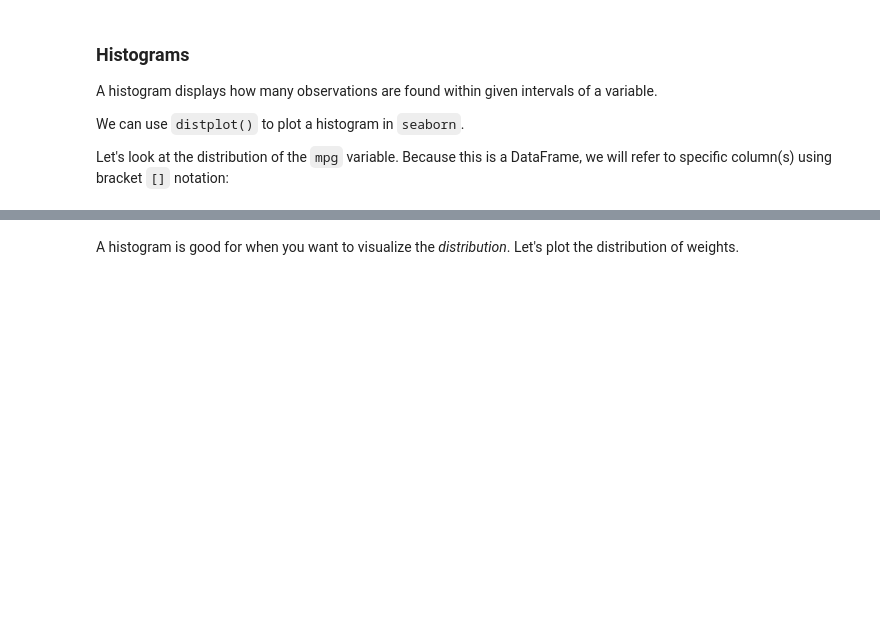
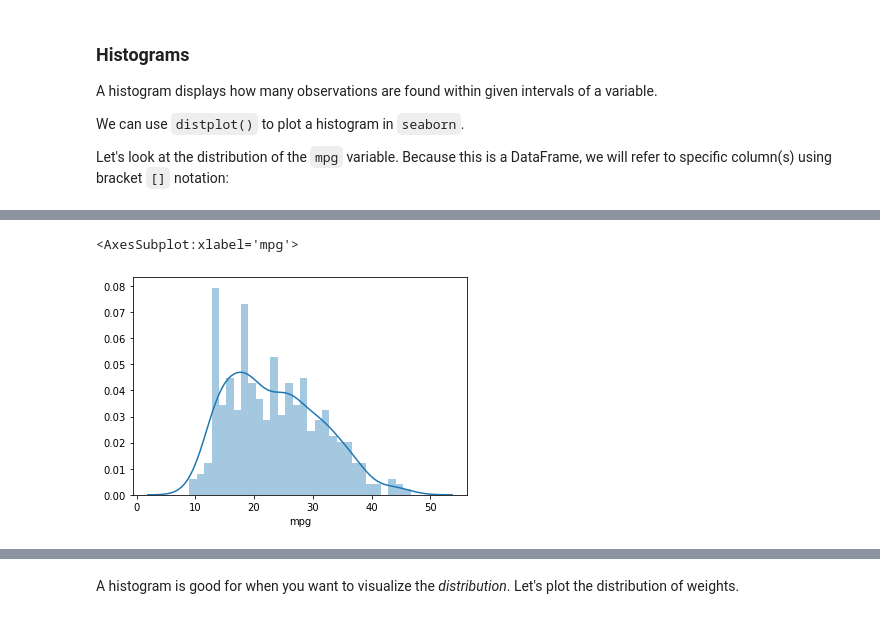
Before and after one commit to stringfestdata/olt-python-for-excel-users, a Jupyter notebook: 3-python-for-data-analysis/data-visualization.ipynb, the cells around one changed output, grey strips where cells are left out. Saved outputs shown, nothing was run; the diff lists cells and outputs as text; code cells hidden in the pictures; blank space fills up the shorter version.

```diff
--- a/3-python-for-data-analysis/data-visualization.ipynb
+++ b/3-python-for-data-analysis/data-visualization.ipynb
@@ -74,0 +91,7 @@ baseball.head()
+# %%
+# What happens if we increase the
+# number of bins
+sns.distplot(mpg['mpg'], bins=30)
+# %% [output]
+<AxesSubplot:xlabel='mpg'>
+[figure, added]
```
Also changed, not shown: parts of 9 cells of this notebook.
